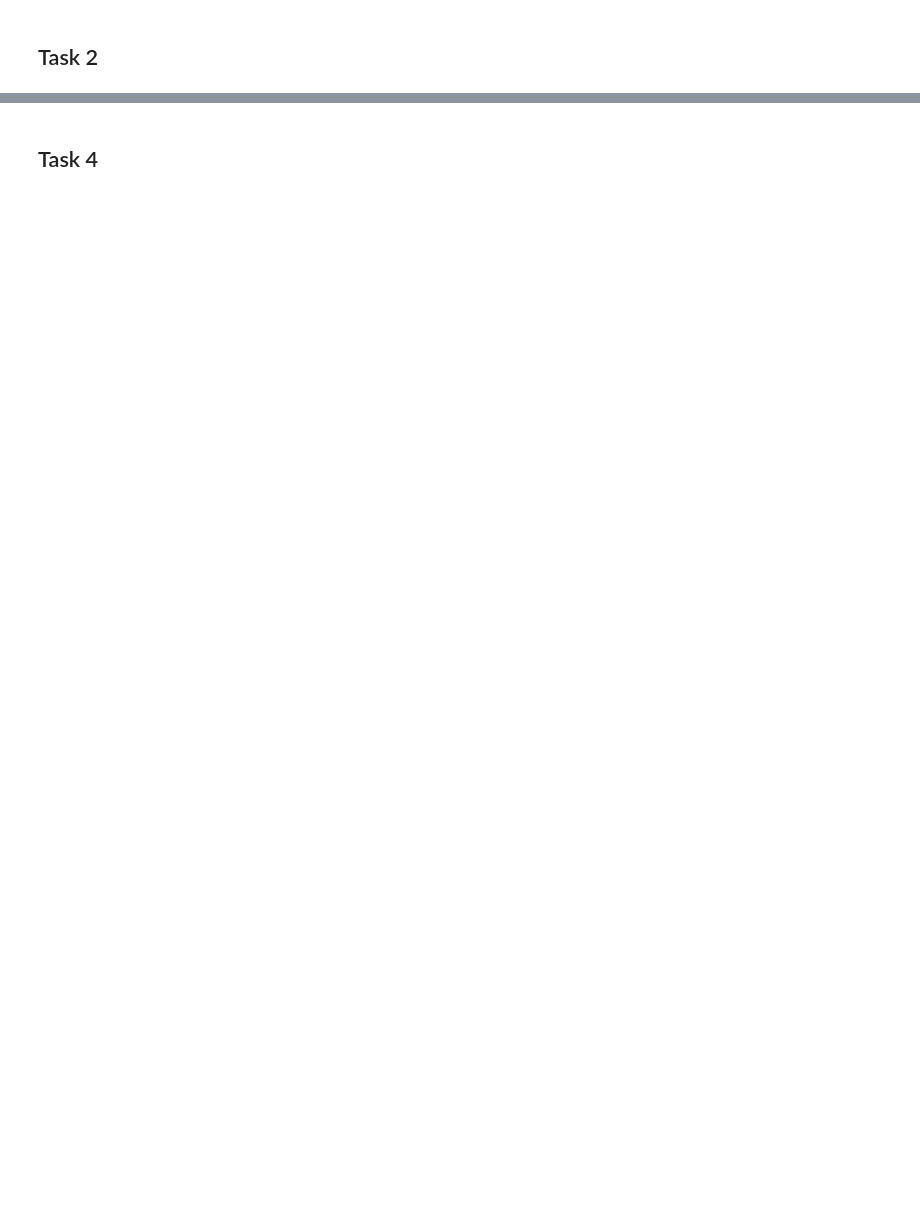
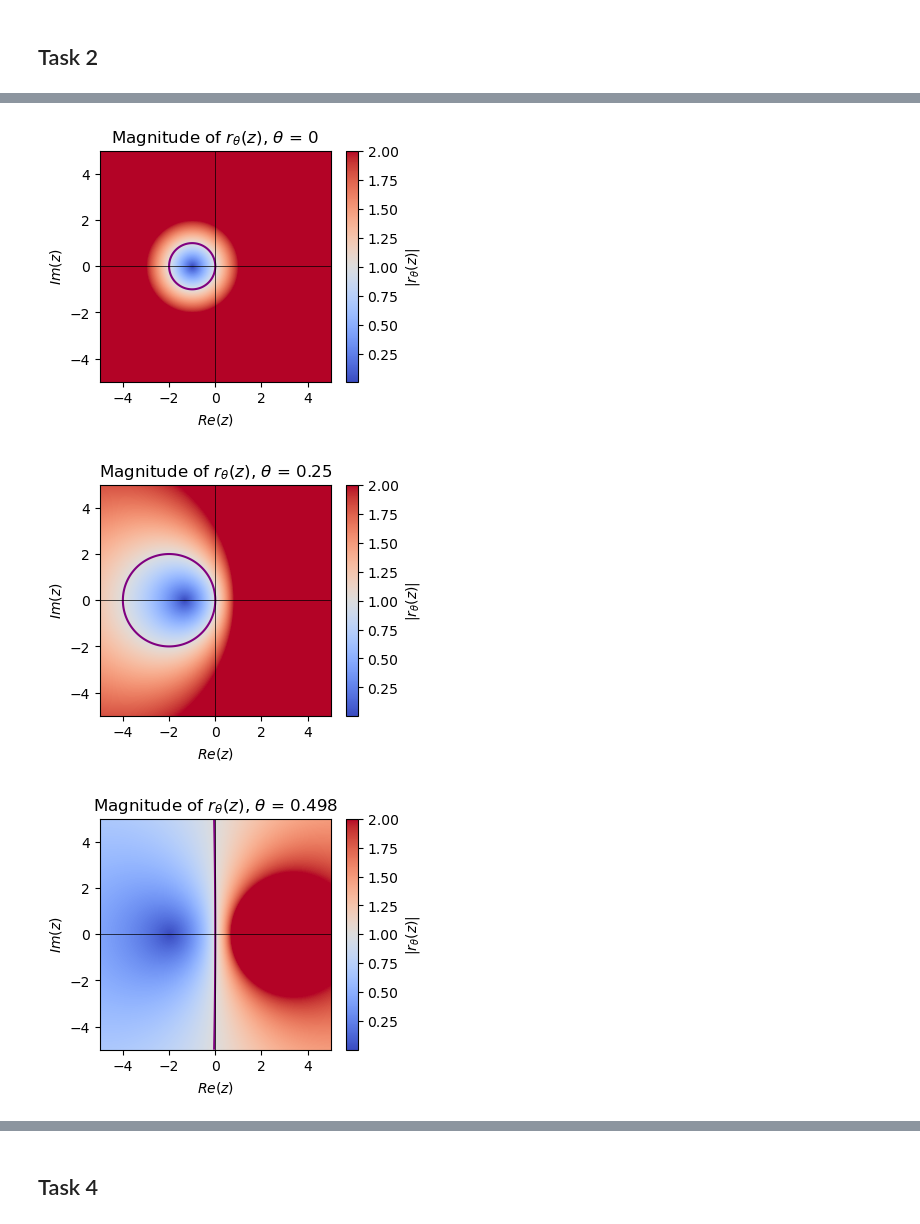
Before and after one commit to mathiatt04/computational_physics, a Jupyter notebook: cahn-hilliard/cahn_hilliard.ipynb, the cells around one changed output, grey strips where cells are left out. Cells and saved outputs as stored; diff of their text form; code cells hidden in the pictures; blank space fills up the shorter version.

```diff
--- a/cahn-hilliard/cahn_hilliard.ipynb
+++ b/cahn-hilliard/cahn_hilliard.ipynb
@@ -801,0 +556,43 @@ Nt             Error                    EOC
+# %%
+def r_theta(z, theta):
+
+    """
+    The stability function for the theata method.
+
+    Parameters:
+    -----------
+        z (ndarray)   : 2D array of the complex values the function is to be evaluated over.
+        theta (float) : The theta parameter from the theta method.
+
+    Returns:
+    -----------
+        r (ndarray) : 2D array of the values of the stability function for each given z.
+    """
+    r = (1 + (1-theta)*z) / (1-theta*z)
+    return r
+
+# Defines the complex mesh grid
+Re   = np.linspace(-5, 5, 500)
+Im   = np.linspace(-5, 5, 500)
+X, Y = np.meshgrid(Re, Im)
+Z    = X + 1j*Y
+
+theta_arr = [0, .25, .498, .5, .502, .75, 1]
+
+for theta in theta_arr:
+    R= r_theta(Z, theta)
+
+    plt.figure(figsize = (4,3))
+    plt.contour(X, Y, np.abs(R), levels=[1], colors='purple', linewidths=1.5)
+    plt.imshow(np.abs(R), extent=[-5, 5, -5, 5], origin="lower", cmap="coolwarm", vmax = 2)
+    plt.colorbar(label= r"|$r_\theta (z)$|")
+    plt.axhline(0, color='black', linewidth=.5)  # x-axis
+    plt.axvline(0, color='black', linewidth=.5)  # y-axis
+    plt.xlabel(r"$Re(z)$")
+    plt.ylabel(r"$Im(z)$")
+    plt.title(r"Magnitude of $r_\theta (z)$, $\theta$ ="+f" {theta}")
+    plt.show()
+# %% [output]
+[figure, added]
+[figure, added]
+[figure, added]
```
Also changed, not shown: parts of 98 cells of this notebook, 4 other files.
